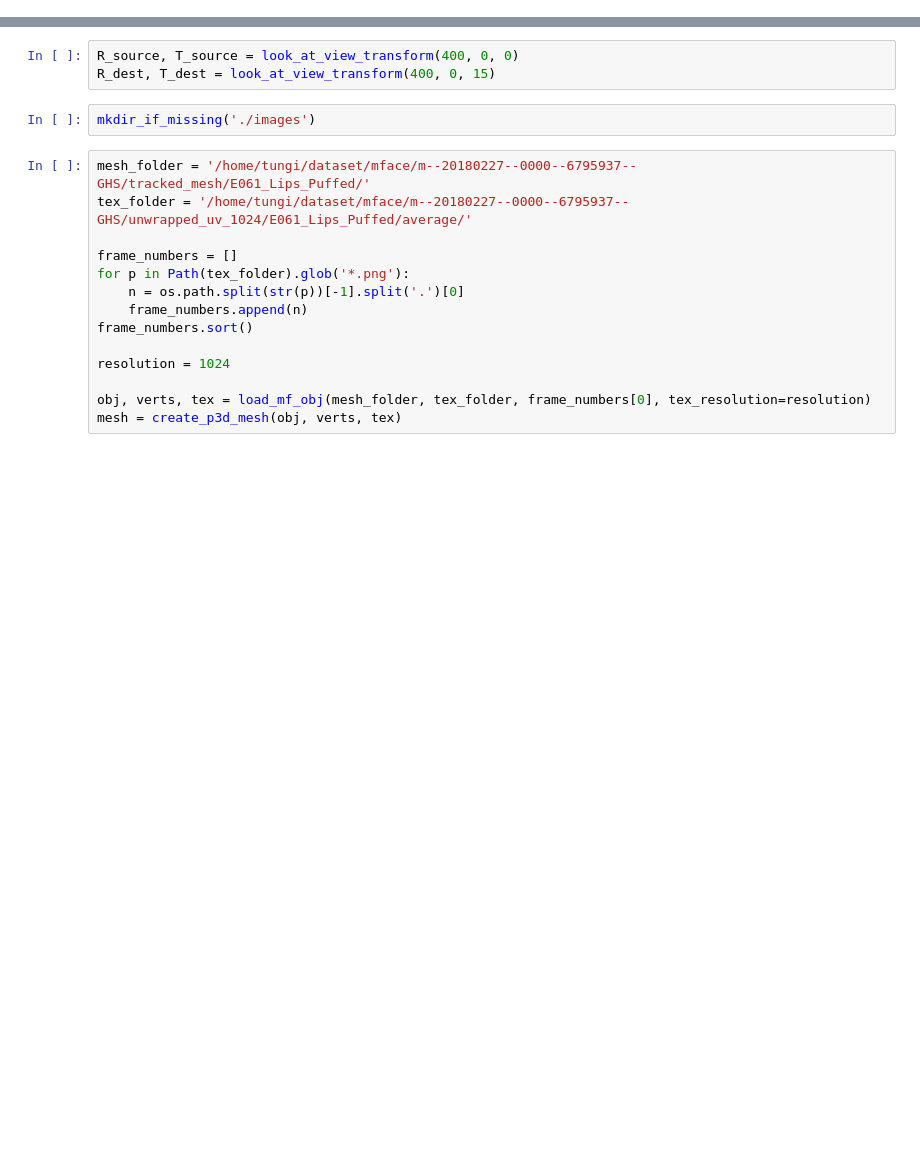
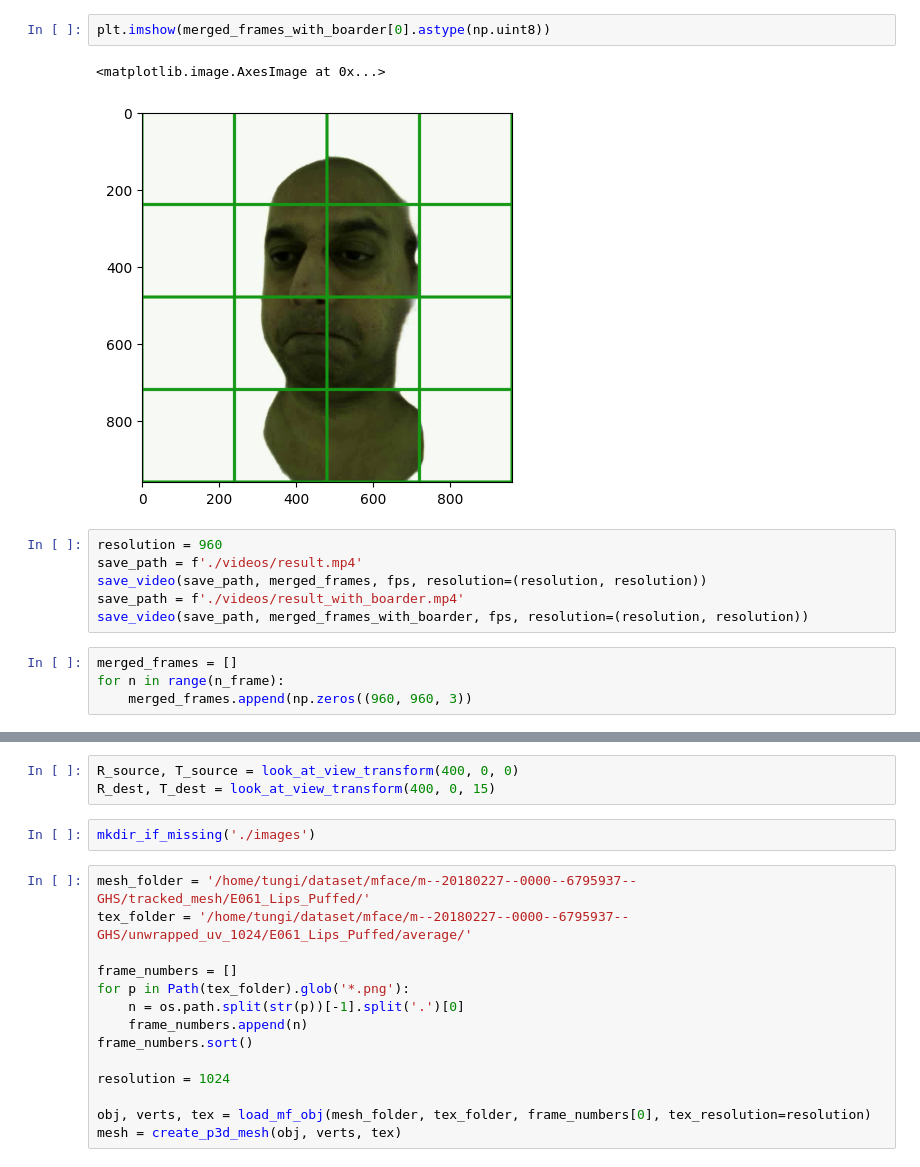
Before and after one commit to Tung-I/RealTimeVideoInpainting, a Jupyter notebook: preprocess/Untitled.ipynb, the cells around one changed output, grey strips where cells are left out. Drawn from its saved outputs; the diff is of its cells as text; blank space fills up the shorter version.

```diff
--- a/preprocess/Untitled.ipynb
+++ b/preprocess/Untitled.ipynb
@@ -7,0 +141,15 @@ import matplotlib.pyplot as plt
+# %%
+plt.imshow(merged_frames_with_boarder[0].astype(np.uint8))
+# %% [output]
+<matplotlib.image.AxesImage at 0x...>
+[figure, added]
+# %%
+resolution = 960
+save_path = f'./videos/result.mp4'
+save_video(save_path, merged_frames, fps, resolution=(resolution, resolution))
+save_path = f'./videos/result_with_boarder.mp4'
+save_video(save_path, merged_frames_with_boarder, fps, resolution=(resolution, resolution))
+# %%
+merged_frames = []
+for n in range(n_frame):
+    merged_frames.append(np.zeros((960, 960, 3))
```
Also changed, not shown: parts of 23 cells of this notebook, 55 other files.
